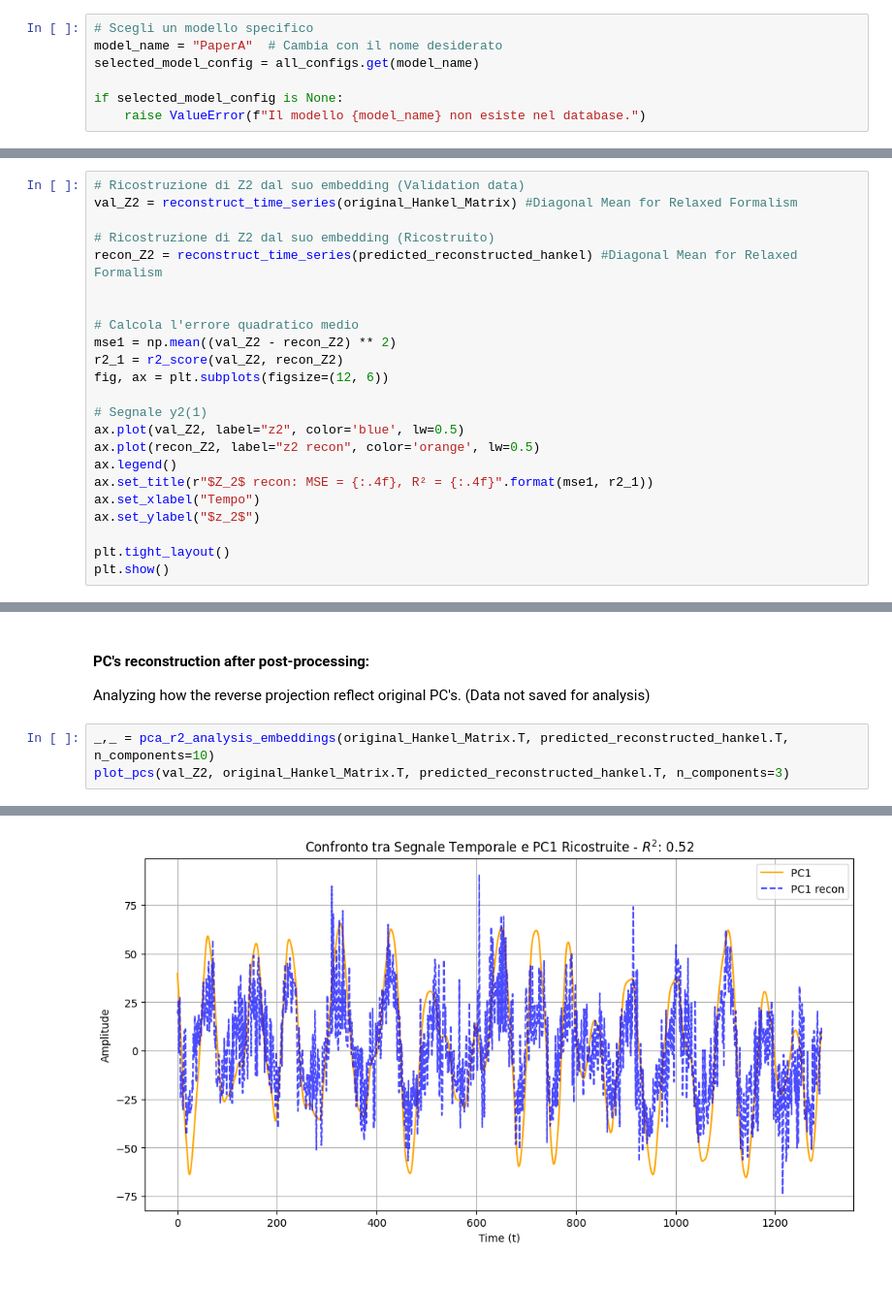
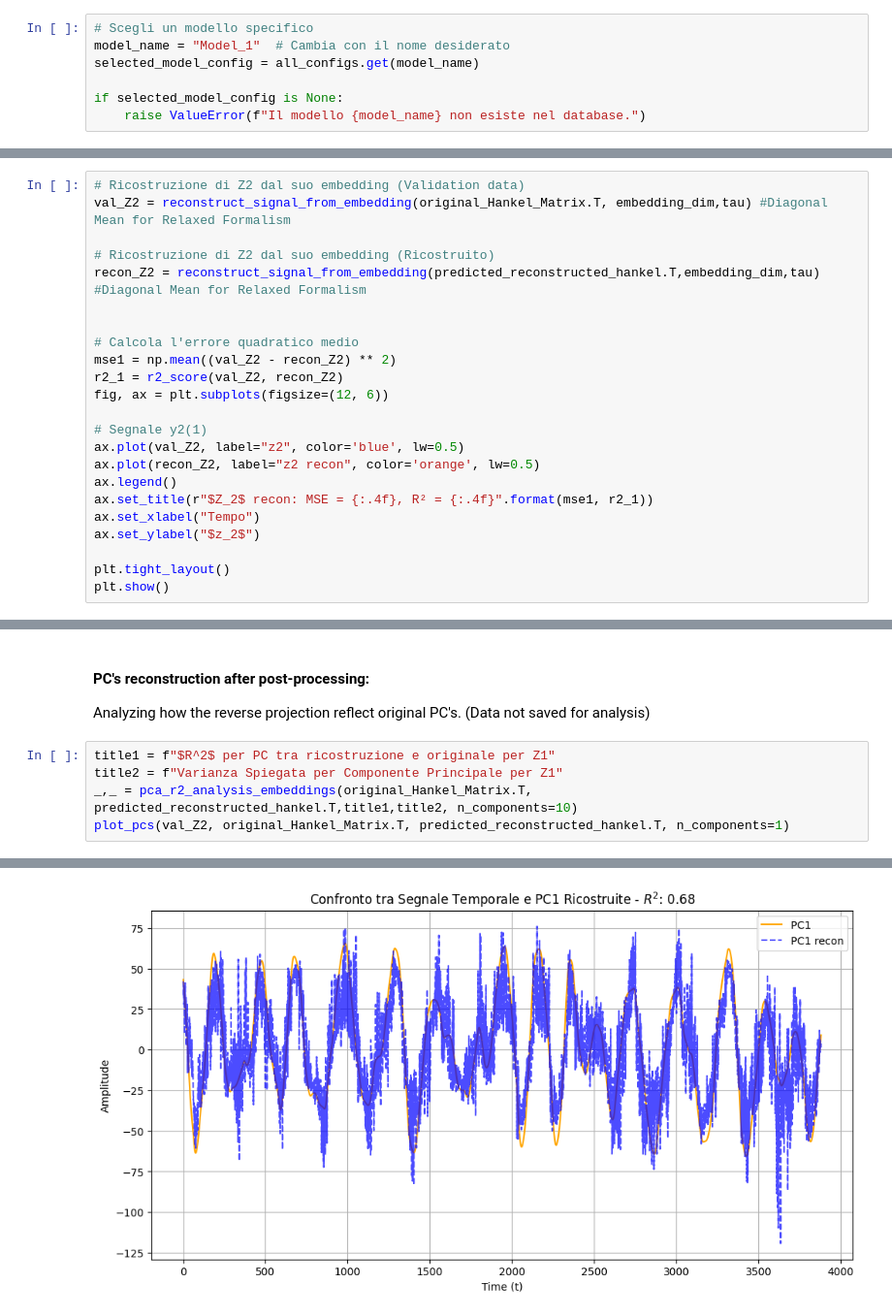
Before and after one commit to FedericoSbarbati/Lorenz-Toy, a Jupyter notebook: valEncoder.ipynb, the cells around one changed output, grey strips where cells are left out. Shown at 97% size. Saved outputs shown, nothing was run; the diff lists cells and outputs as text; blank space fills up the shorter version.

```diff
--- a/valEncoder.ipynb
+++ b/valEncoder.ipynb
@@ -42,7 +44,7 @@ PaperA {'layer_dims': [20, 15, 10, 5], 'latent_dim': 5, 'beta_method': 'sigmoid'
 Choose a model present in the database of the pre-trained model, insert the name to continue.
 # %%
 # Scegli un modello specifico
-model_name = "PaperA"  # Cambia con il nome desiderato
+model_name = "Model_1"  # Cambia con il nome desiderato
 selected_model_config = all_configs.get(model_name)
 
 if selected_model_config is None:
@@ -369,10 +371,10 @@ Thus, the time series $y_1(t) = \{ y_1(t_1), y_1(t_2), \ldots, y_1(t_p) \}$ can
 It is important to note that this process of reversing the projection introduces additional noise into the data.
 # %%
 # Ricostruzione di Z2 dal suo embedding (Validation data)
-val_Z2 = reconstruct_time_series(original_Hankel_Matrix) #Diagonal Mean for Relaxed Formalism
+val_Z2 = reconstruct_signal_from_embedding(original_Hankel_Matrix.T, embedding_dim,tau) #Diagonal Mean for Relaxed Formalism
 
 # Ricostruzione di Z2 dal suo embedding (Ricostruito)
-recon_Z2 = reconstruct_time_series(predicted_reconstructed_hankel) #Diagonal Mean for Relaxed Formalism
+recon_Z2 = reconstruct_signal_from_embedding(predicted_reconstructed_hankel.T,embedding_dim,tau) #Diagonal Mean for Relaxed Formalism
 
 
 # Calcola l'errore quadratico medio
@@ -447,6 +447,8 @@ plot_pcs(val_Z2, inputs, predicted_data, n_components=3)
 
 Analyzing how the reverse projection reflect original PC's. (Data not saved for analysis)
 # %%
-_,_ = pca_r2_analysis_embeddings(original_Hankel_Matrix.T, predicted_reconstructed_hankel.T, n_components=10)
-plot_pcs(val_Z2, original_Hankel_Matrix.T, predicted_reconstructed_hankel.T, n_components=3)
+title1 = f"$R^2$ per PC tra ricostruzione e originale per Z1"
+title2 = f"Varianza Spiegata per Componente Principale per Z1"
+_,_ = pca_r2_analysis_embeddings(original_Hankel_Matrix.T, predicted_reconstructed_hankel.T,title1,title2, n_components=10)
+plot_pcs(val_Z2, original_Hankel_Matrix.T, predicted_reconstructed_hankel.T, n_components=1)
 # %% [output]
@@ -454 +456 @@ plot_pcs(val_Z2, original_Hankel_Matrix.T, predicted_reconstructed_hankel.T, n_c
-[figure, old version]
+[figure, new version]
```
Also changed, not shown: parts of 18 cells of this notebook, 13 other files.
